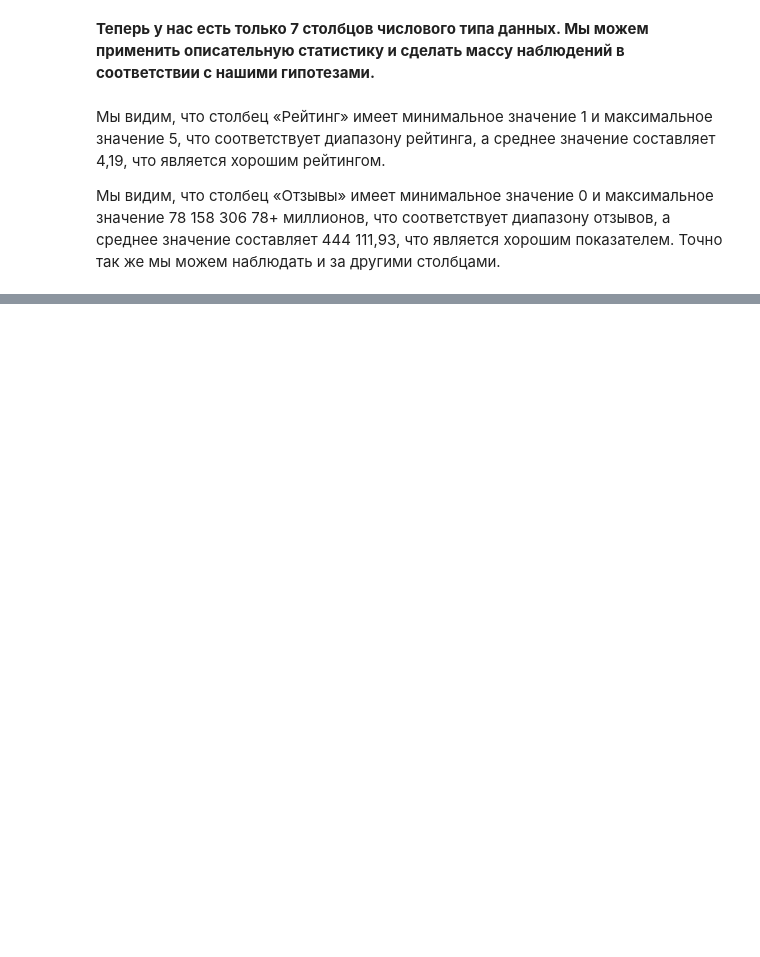
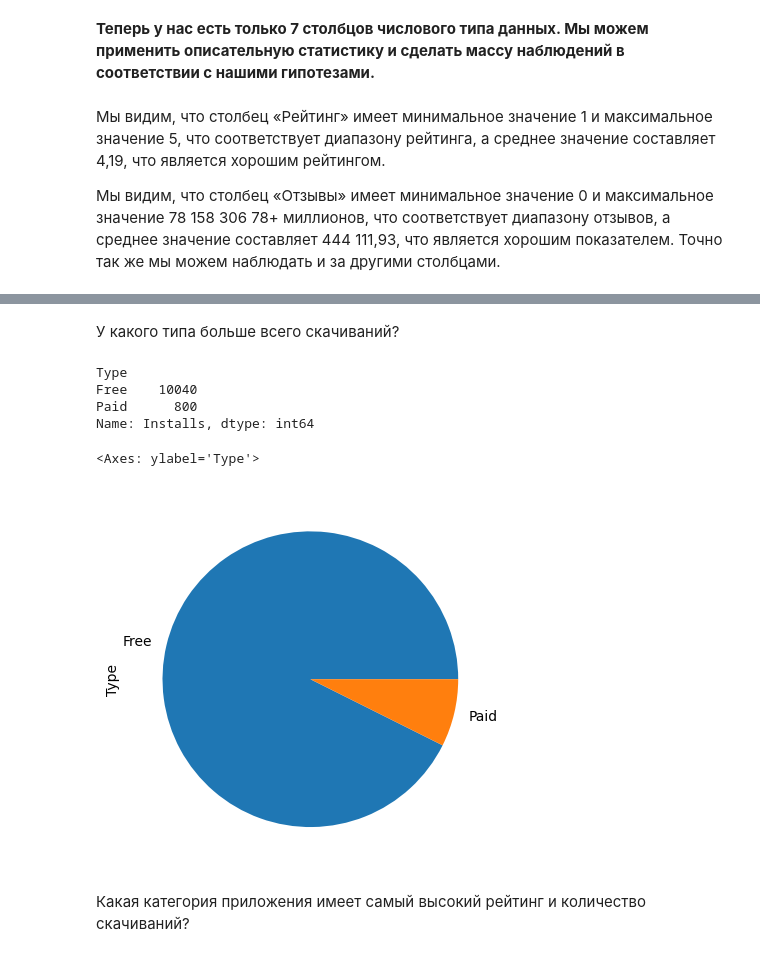
Before and after one commit to anton2010000/EDA_Google_Playstore_App, a Jupyter notebook: EDA_Google_Playstore_App.ipynb, the cells around one changed output, grey strips where cells are left out. Saved outputs shown, nothing was run; the diff lists cells and outputs as text; code cells hidden in the pictures; blank space fills up the shorter version.

```diff
--- a/EDA_Google_Playstore_App.ipynb
+++ b/EDA_Google_Playstore_App.ipynb
@@ -509,0 +644,18 @@ df.describe().T
+# %% [markdown]
+У какого типа больше всего скачиваний?
+# %%
+df.groupby('Type')['Installs'].count()
+# %% [output]
+Type
+Free    10040
+Paid      800
+Name: Installs, dtype: int64
+# %%
+df['Type'] = df['Type'].replace('0', 'Free')
+# %%
+df['Type'].value_counts().plot(kind='pie')
+# %% [output]
+<Axes: ylabel='Type'>
+[figure, added]
+# %% [markdown]
+Какая категория приложения имеет самый высокий рейтинг и количество скачиваний?
```
Also changed, not shown: parts of 27 cells of this notebook.
